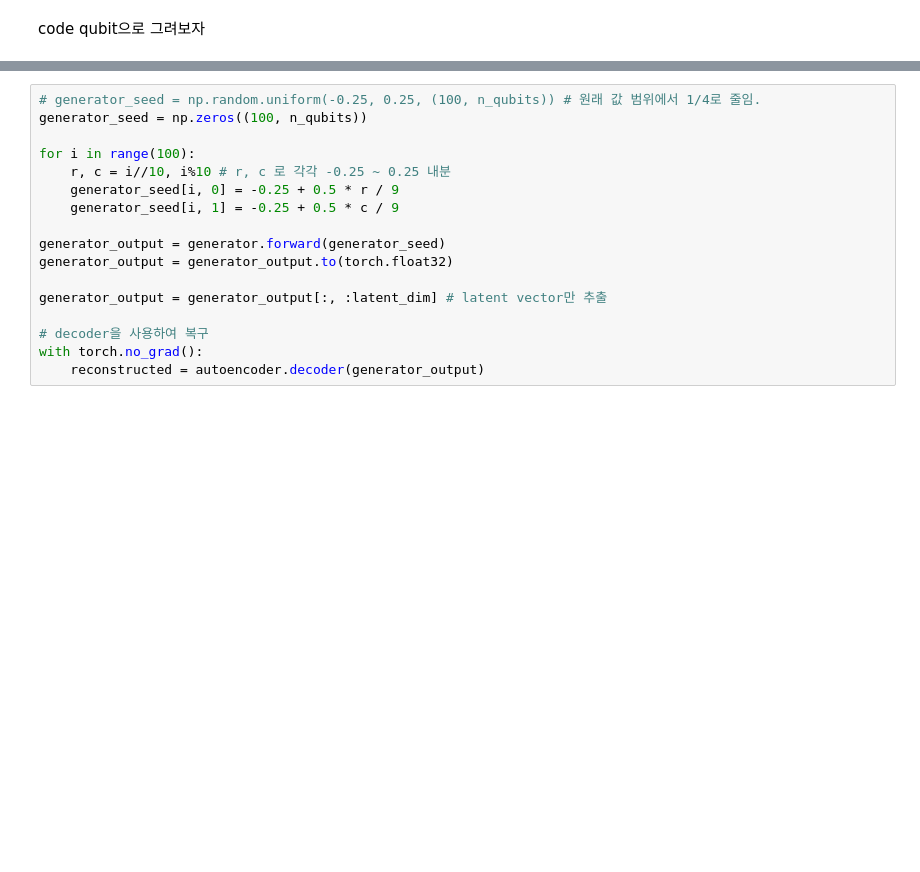
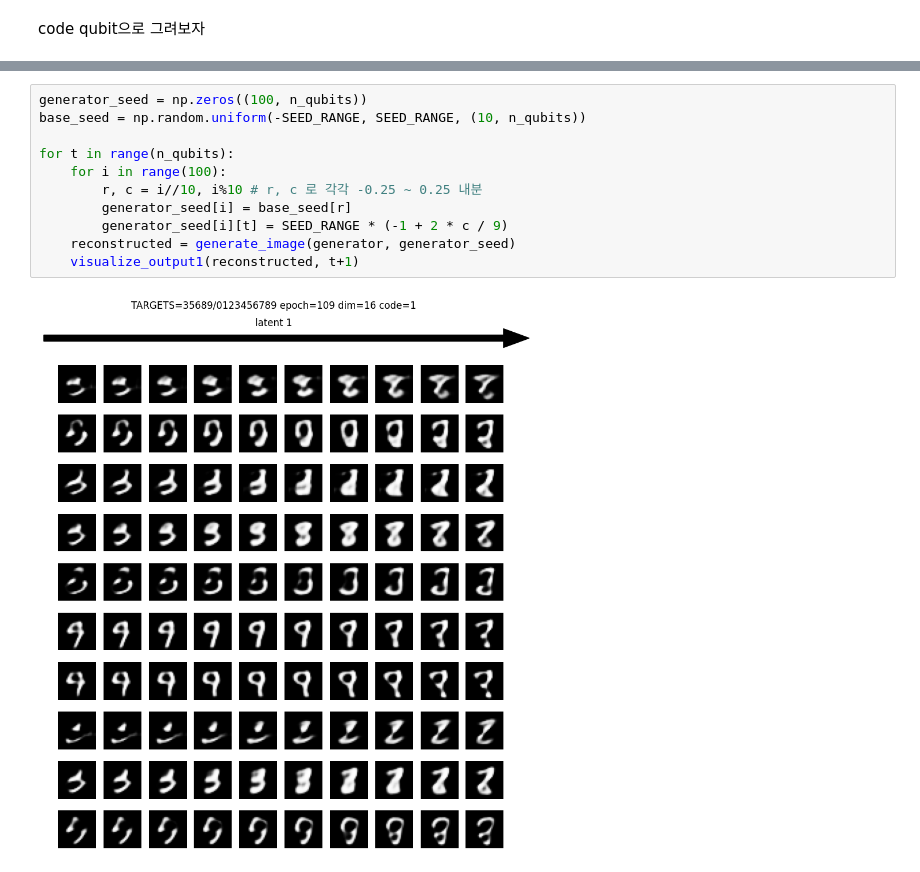
Before and after one commit to red1108/infoQGAN, a Jupyter notebook: mnist_evaluate.ipynb, the cells around one changed output, grey strips where cells are left out. Cells and saved outputs as stored; diff of their text form; blank space fills up the shorter version.

```diff
--- a/mnist_evaluate.ipynb
+++ b/mnist_evaluate.ipynb
@@ -112,17 +152,13 @@ noise qubit으로 그려보자
 # %%
-# generator_seed = np.random.uniform(-0.25, 0.25, (100, n_qubits)) # 원래 값 범위에서 1/4로 줄임.
 generator_seed = np.zeros((100, n_qubits))
+base_seed = np.random.uniform(-SEED_RANGE, SEED_RANGE, (10, n_qubits))
 
-for i in range(100):
-    r, c = i//10, i%10 # r, c 로 각각 -0.25 ~ 0.25 내분
-    generator_seed[i, 0] = -0.25 + 0.5 * r / 9
-    generator_seed[i, 1] = -0.25 + 0.5 * c / 9
-
-generator_output = generator.forward(generator_seed)
-generator_output = generator_output.to(torch.float32)
-
-generator_output = generator_output[:, :latent_dim] # latent vector만 추출
-
-# decoder을 사용하여 복구
-with torch.no_grad():
-    reconstructed = autoencoder.decoder(generator_output)
+for t in range(n_qubits):
+    for i in range(100):
+        r, c = i//10, i%10 # r, c 로 각각 -0.25 ~ 0.25 내분
+        generator_seed[i] = base_seed[r]
+        generator_seed[i][t] = SEED_RANGE * (-1 + 2 * c / 9)
+    reconstructed = generate_image(generator, generator_seed)
+    visualize_output1(reconstructed, t+1)
+# %% [output]
+[figure, added]
```
Also changed, not shown: parts of 8 cells of this notebook, 1 other file.
